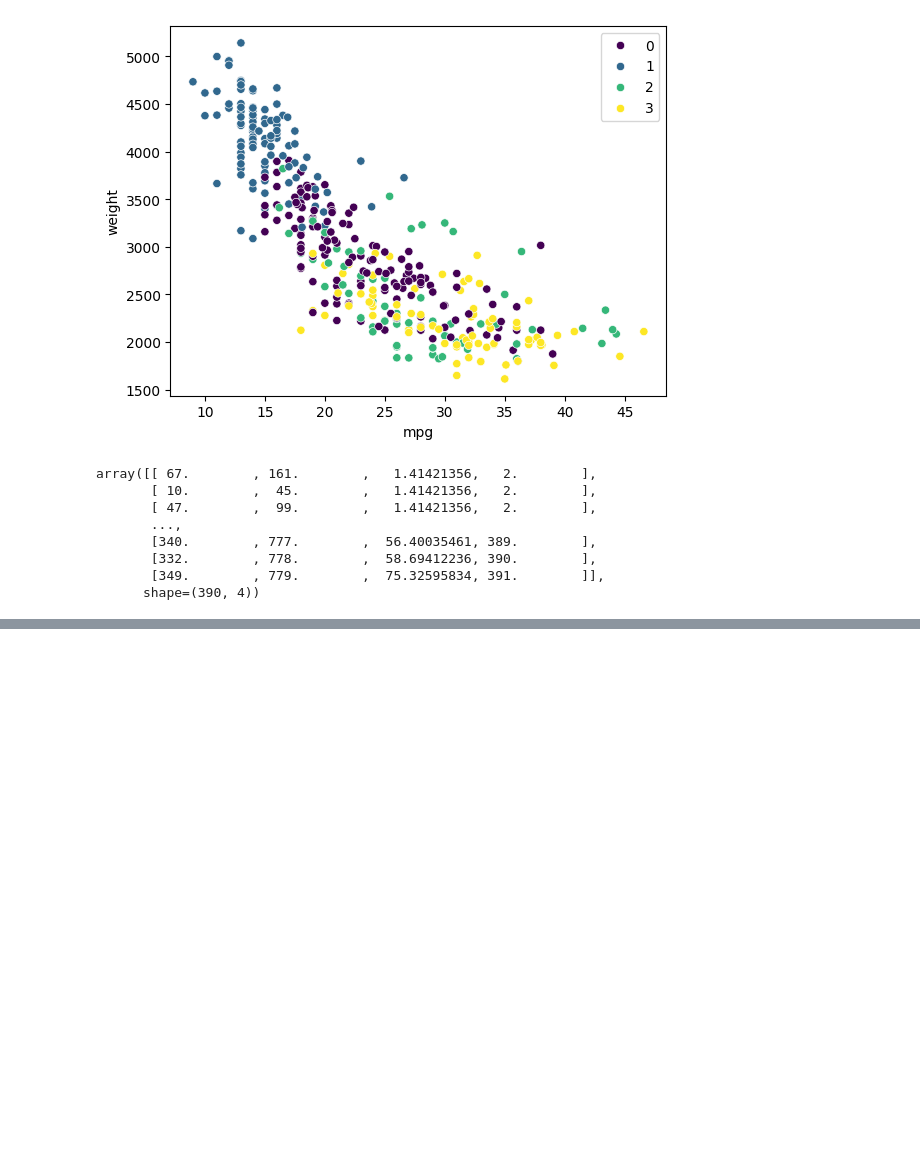
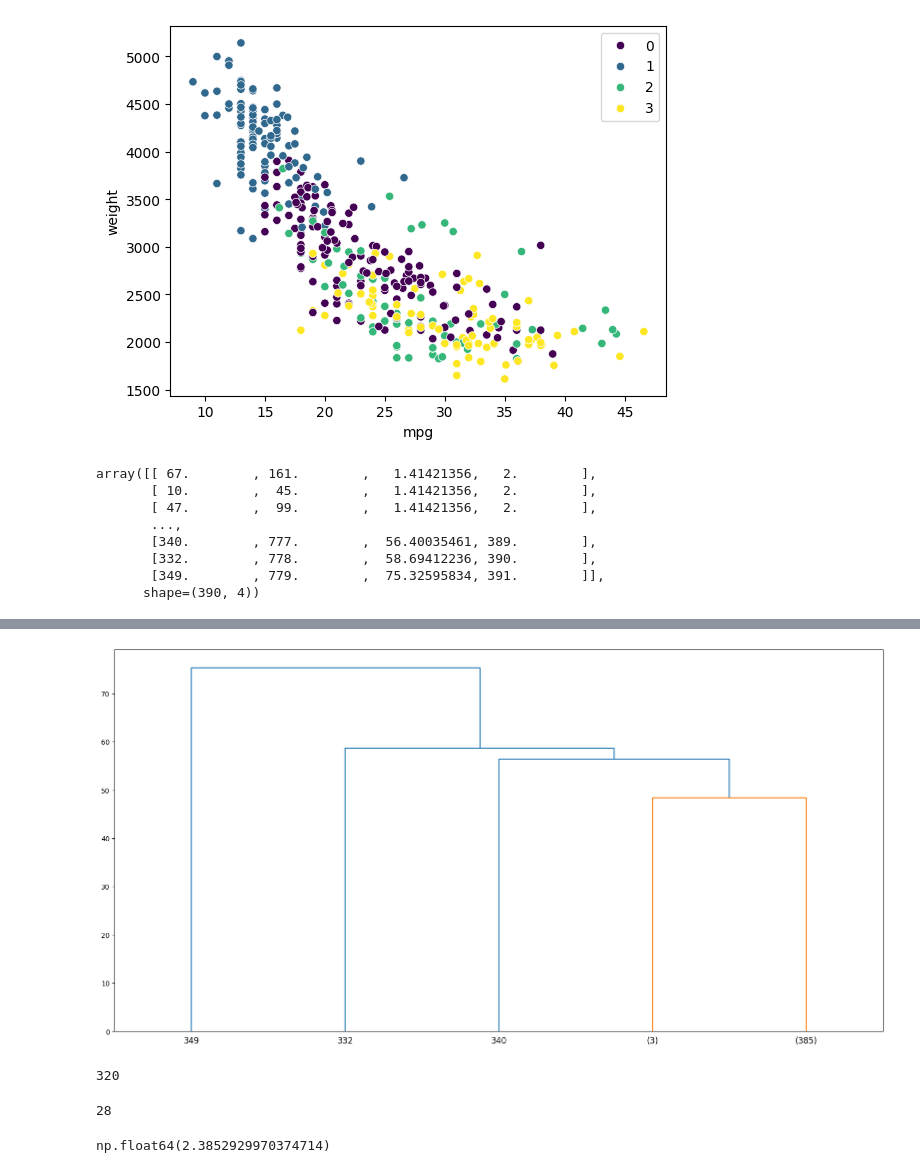
Before and after one commit to DHANA5982/Machine-Learning-with-Python-Lr, a Jupyter notebook: Hierarchical Cluster/Hierarchical Cluster Cars.ipynb, the cells around one changed output, grey strips where cells are left out. Cells and saved outputs as stored; diff of their text form; code cells hidden in the pictures; blank space fills up the shorter version.

```diff
--- a/Hierarchical Cluster/Hierarchical Cluster Cars.ipynb
+++ b/Hierarchical Cluster/Hierarchical Cluster Cars.ipynb
@@ -124,0 +126,13 @@ dendro = dendrogram(linkage_matrix);
+# %%
+plt.figure(figsize=(20, 10))
+dendro = dendrogram(linkage_matrix, truncate_mode = 'level', p=3);
+# %% [output]
+[figure, added]
+# %%
+scaled_df['mpg'].idxmax()
+# %% [output]
+320
+# %%
+scaled_df['mpg'].idxmin()
+# %% [output]
+28
@@ -124,0 +144,4 @@ dendro = dendrogram(linkage_matrix);
+# %%
+distance
+# %% [output]
+np.float64(2.3852929970374714)
```
Also changed, not shown: parts of 7 cells of this notebook.
